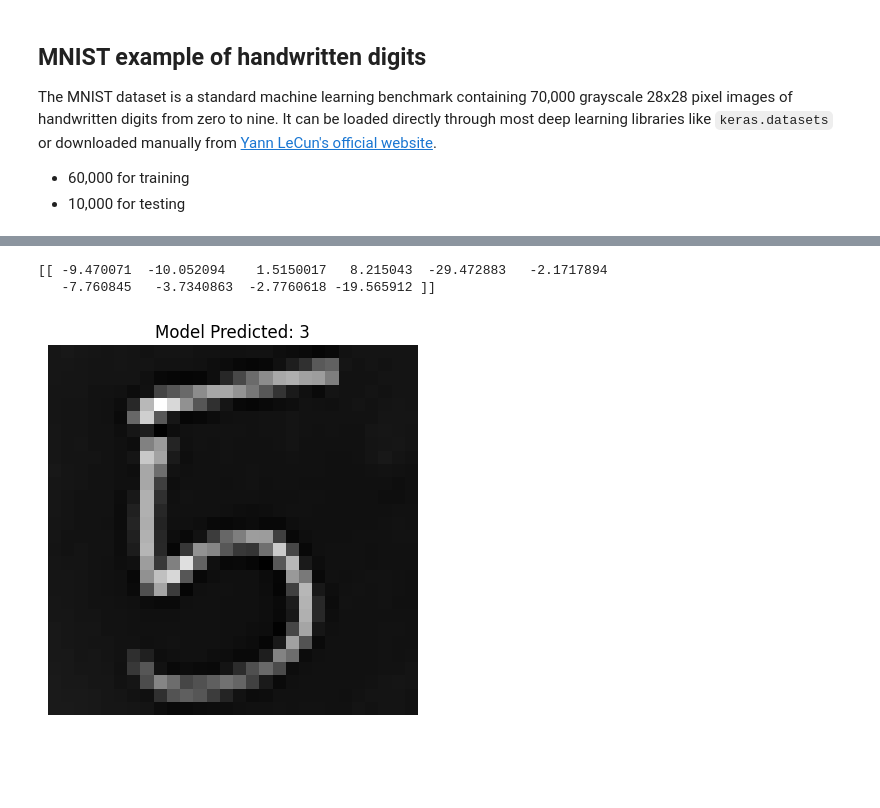
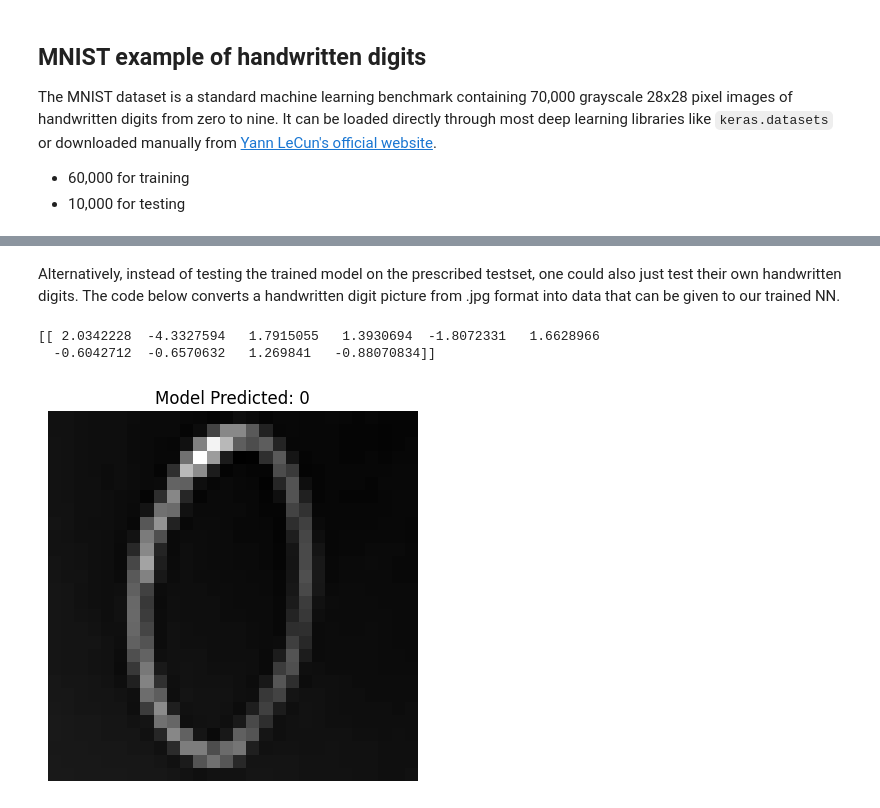
Before and after one commit to shtadinada/MOML-exercises, a Jupyter notebook: mnist.ipynb, the cells around one changed output, grey strips where cells are left out. Cells and saved outputs as stored; diff of their text form; code cells hidden in the pictures; blank space fills up the shorter version.

```diff
--- a/mnist.ipynb
+++ b/mnist.ipynb
@@ -110,36 +100,39 @@ Adam accuracy: 9766 / 10000   (97.66%)
+# %% [markdown]
+Alternatively, instead of testing the trained model on the prescribed testset, one could also just test their own handwritten digits.
+The code below converts a handwritten digit picture from .jpg format into data that can be given to our trained NN.
 # %%
-
-# 1. Load the image and convert to grayscale ('L' mode)
-image_path = "5.jpg"  # Change this to your file's name
+# Load the image and convert to grayscale ('L' mode)
+image_path = "../0.jpg"  # Change this to your file's name
 img = Image.open(image_path).convert('L')
 
-# 2. Resize to 28x28 pixels
+# Resize to 28x28 pixels
 img = img.resize((28, 28))
 
-# 3. Convert to a numpy array
+# Convert to a numpy array
 img_array = np.array(img)
 
-# 4. INVERT COLORS (Uncomment the line below if your image is dark ink on white paper)
+# INVERT COLORS
 img_array = 255 - img_array
 #img_array = np.where(img_array>130, 255, img_array)
-# 5. Normalize pixel values to [0, 1] just like our training data
+
+# Normalize pixel values to [0, 1] just like our training data
 img_array = img_array / 255.0
 
-# 6. Reshape to match the network's input shape: (1 sample, 784 pixels)
+# Reshape to match the network's input shape: (1 sample, 784 pixels)
 x_custom = img_array.reshape(1, 784)
 x_custom = jnp.array(x_custom)
 
-# 7. Predict using your trained gradient descent parameters (gd_params)
-logits = mnist_forward(adam_params, x_custom)
-#logits = mnist_forward(gd_params, x_custom)
+# Predict using your trained gradient descent parameters
+logits = mnist_forward(gd_params, x_custom)
 prediction = jnp.argmax(logits, axis=1)[0]
 print(logits)
-# 8. Visualize what the model actually "sees" and its prediction
+
+# Visualize
 plt.imshow(img_array, cmap='gray')
 plt.title(f"Model Predicted: {prediction}")
 plt.axis('off')
 plt.show()
 # %% [output]
-[[ -9.470071  -10.052094    1.5150017   8.215043  -29.472883   -2.1717894
-   -7.760845   -3.7340863  -2.7760618 -19.565912 ]]
+[[ 2.0342228  -4.3327594   1.7915055   1.3930694  -1.8072331   1.6628966
+  -0.6042712  -0.6570632   1.269841   -0.88070834]]
-[figure, old version]
+[figure, new version]
```
Also changed, not shown: parts of 4 cells of this notebook.
